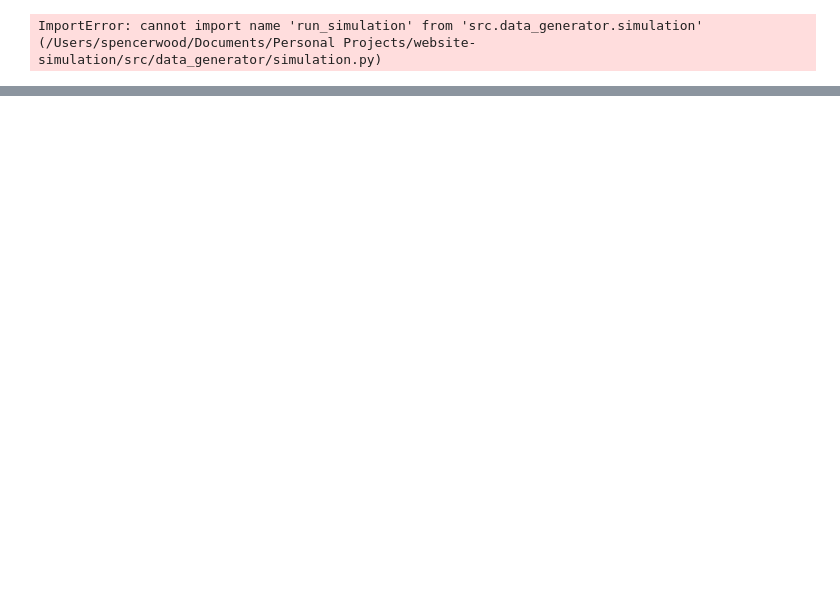
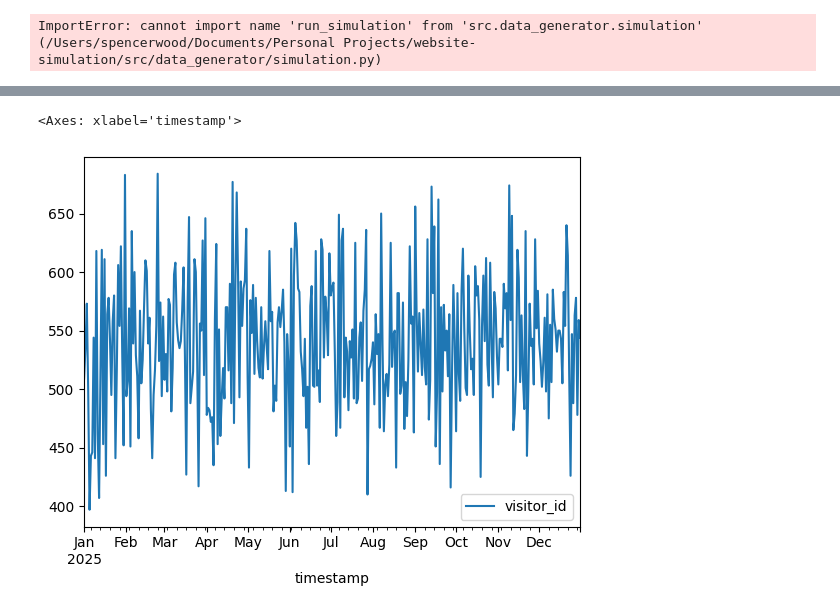
Before and after one commit to SpencerRWood/website-simulation, a Jupyter notebook: test.ipynb, the cells around one changed output, grey strips where cells are left out. Drawn from its saved outputs; the diff is of its cells as text; code cells hidden in the pictures; blank space fills up the shorter version.

```diff
--- a/test.ipynb
+++ b/test.ipynb
@@ -38,4 +46,4 @@ Select *
 FROM interactions
 '''
 
-pd.read_sql(query, conn)
+interactions_df = pd.read_sql(query, conn)
@@ -78,0 +50,7 @@ demo_data#[demo_data['visitor_id'].duplicated()]#[~demo_data['name'].isnull()]
+# %%
+interactions_df['timestamp'] = pd.to_datetime(interactions_df['timestamp'])
+daily_traffic = interactions_df[['timestamp','visitor_id']].groupby(pd.Grouper(key='timestamp',freq='D')).nunique()
+daily_traffic.plot()
+# %% [output]
+<Axes: xlabel='timestamp'>
+[figure, added]
```
Also changed, not shown: parts of 10 cells of this notebook, 8 other files.
